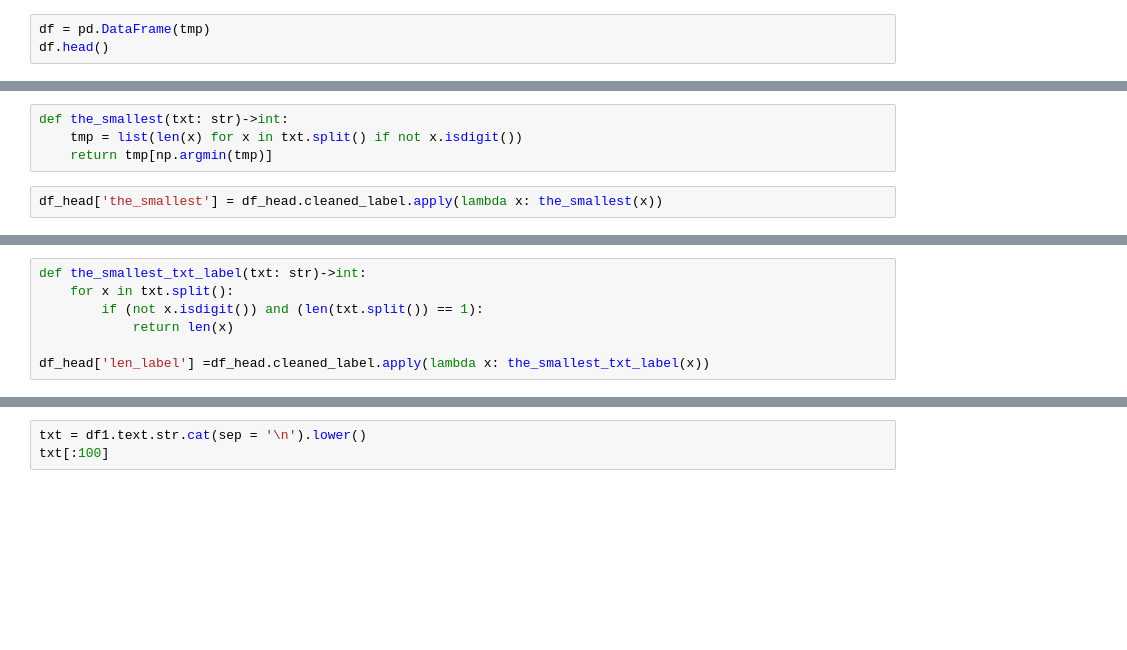
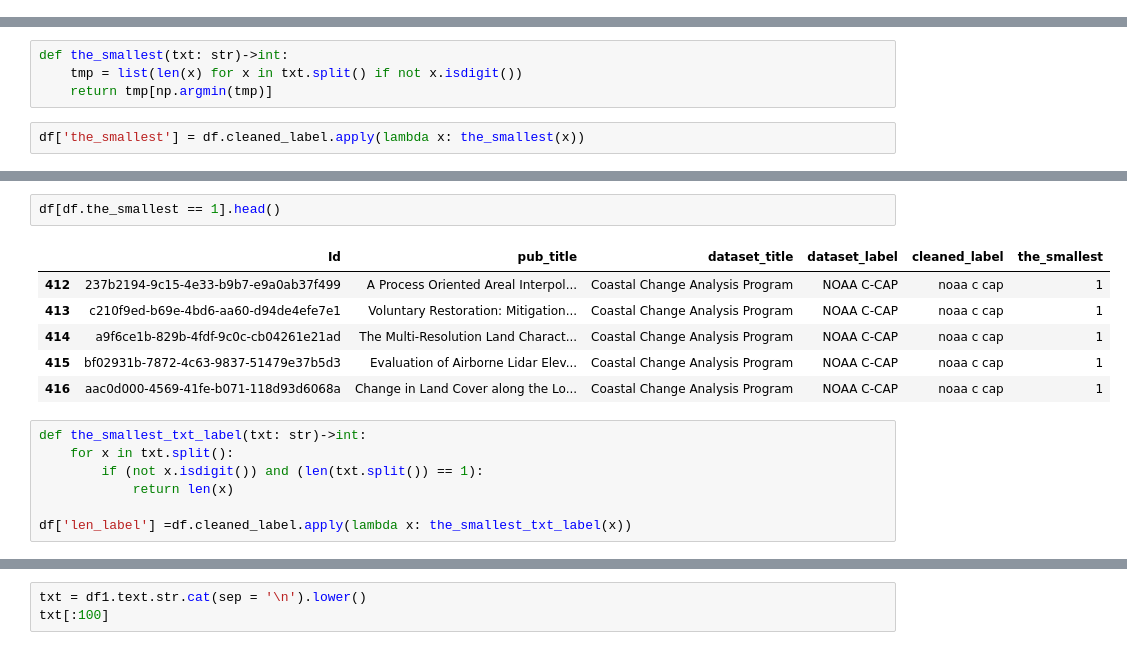
Before and after one commit to beifa/Coleridge_Initiative, a Jupyter notebook: notebook/preprocessing_data.ipynb, the cells around one changed output, grey strips where cells are left out. Drawn from its saved outputs; the diff is of its cells as text; blank space fills up the shorter version.

```diff
--- a/notebook/preprocessing_data.ipynb
+++ b/notebook/preprocessing_data.ipynb
@@ -122,3 +74,0 @@ for file in tqdm(list_train_json):
-# %%
-df = pd.DataFrame(tmp)
-df.head()
@@ -483,4 +187,4 @@ def the_smallest(txt: str)->int:
     tmp = list(len(x) for x in txt.split() if not x.isdigit())
     return tmp[np.argmin(tmp)]
 # %%
-df_head['the_smallest'] = df_head.cleaned_label.apply(lambda x: the_smallest(x))
+df['the_smallest'] = df.cleaned_label.apply(lambda x: the_smallest(x))
@@ -503,8 +191,17 @@ df_head[df_head.the_smallest == 1]
+# %%
+df[df.the_smallest == 1].head()
+# %% [output]
+|  | Id | pub_title | dataset_title | dataset_label | cleaned_label | the_smallest |
+| 412 | 237b2194-9c15-4e33-b9b7-e9a0ab37f499 | A Process Oriented Areal Interpol... | Coastal Change Analysis Program | NOAA C-CAP | noaa c cap | 1 |
+| 413 | c210f9ed-b69e-4bd6-aa60-d94de4efe7e1 | Voluntary Restoration: Mitigation... | Coastal Change Analysis Program | NOAA C-CAP | noaa c cap | 1 |
+| 414 | a9f6ce1b-829b-4fdf-9c0c-cb04261e21ad | The Multi-Resolution Land Charact... | Coastal Change Analysis Program | NOAA C-CAP | noaa c cap | 1 |
+| 415 | bf02931b-7872-4c63-9837-51479e37b5d3 | Evaluation of Airborne Lidar Elev... | Coastal Change Analysis Program | NOAA C-CAP | noaa c cap | 1 |
+| 416 | aac0d000-4569-41fe-b071-118d93d6068a | Change in Land Cover along the Lo... | Coastal Change Analysis Program | NOAA C-CAP | noaa c cap | 1 |
 # %%
 def the_smallest_txt_label(txt: str)->int:
     for x in txt.split():
         if (not x.isdigit()) and (len(txt.split()) == 1):
             return len(x)
 
-df_head['len_label'] =df_head.cleaned_label.apply(lambda x: the_smallest_txt_label(x))
+df['len_label'] =df.cleaned_label.apply(lambda x: the_smallest_txt_label(x))
 # %%
```
Also changed, not shown: parts of 60 cells of this notebook.
